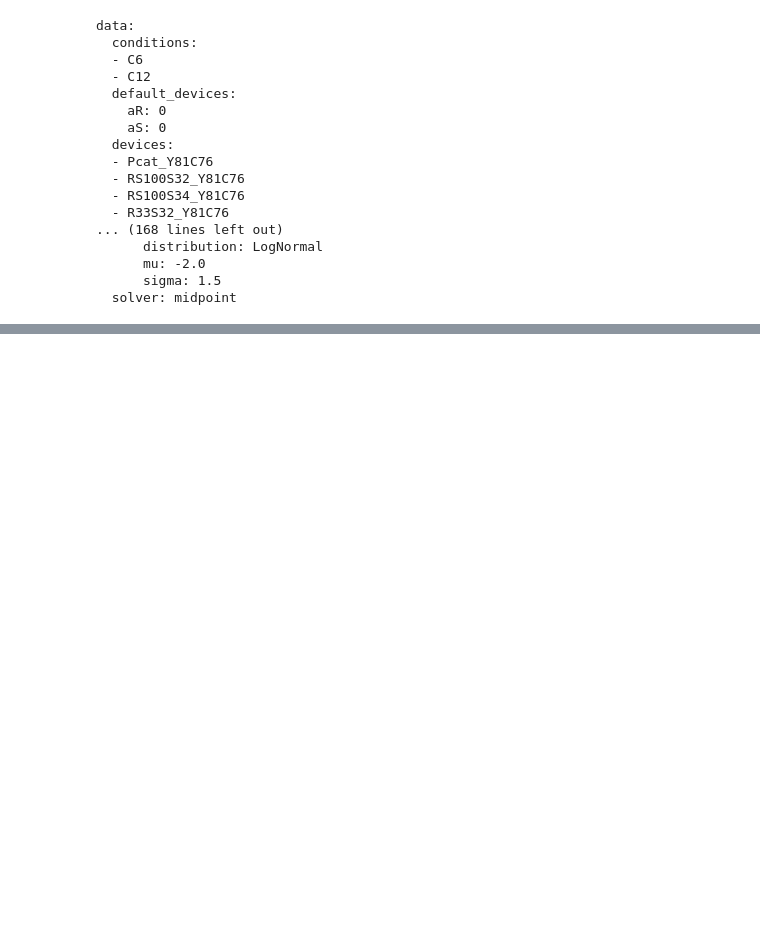
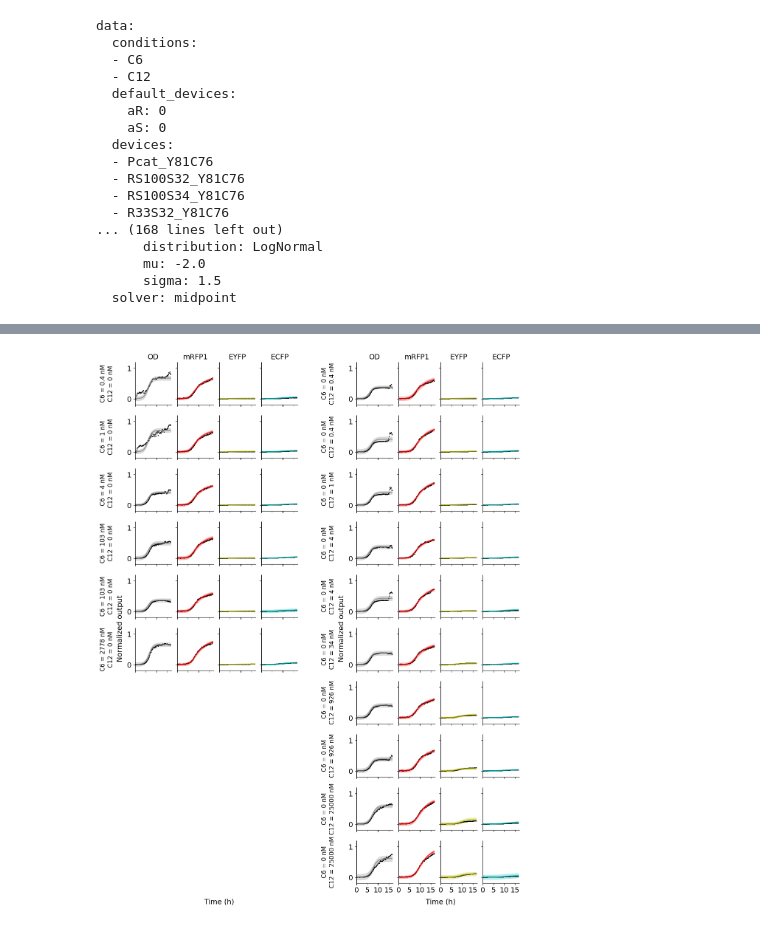
Before and after one commit to tiagodsilva/hds, a Jupyter notebook: notebooks/vihds.ipynb, the cells around one changed output, grey strips where cells are left out. Drawn from its saved outputs; the diff is of its cells as text; code cells hidden in the pictures; blank space fills up the shorter version.

```diff
--- a/notebooks/vihds.ipynb
+++ b/notebooks/vihds.ipynb
@@ -213,0 +219,7 @@ KeyboardInterrupt:
+# %%
+# Estimates of the measured signals for a specific individual
+# The quantities C6 and C12 equal the concentration of the receptive proteins,
+# which are activated to enform the fluorescent compounds
+Image(filename=f"{root}/xval_individual_Pcat_Y81C76.png")
+# %% [output]
+[figure, added]
```
Also changed, not shown: parts of 12 cells of this notebook.
